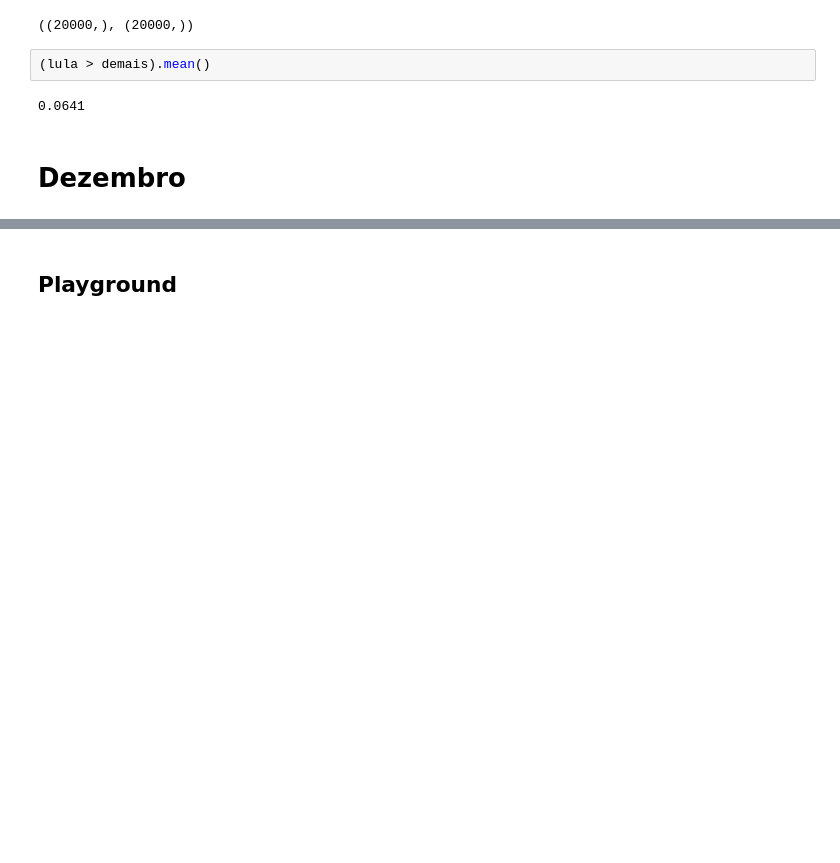
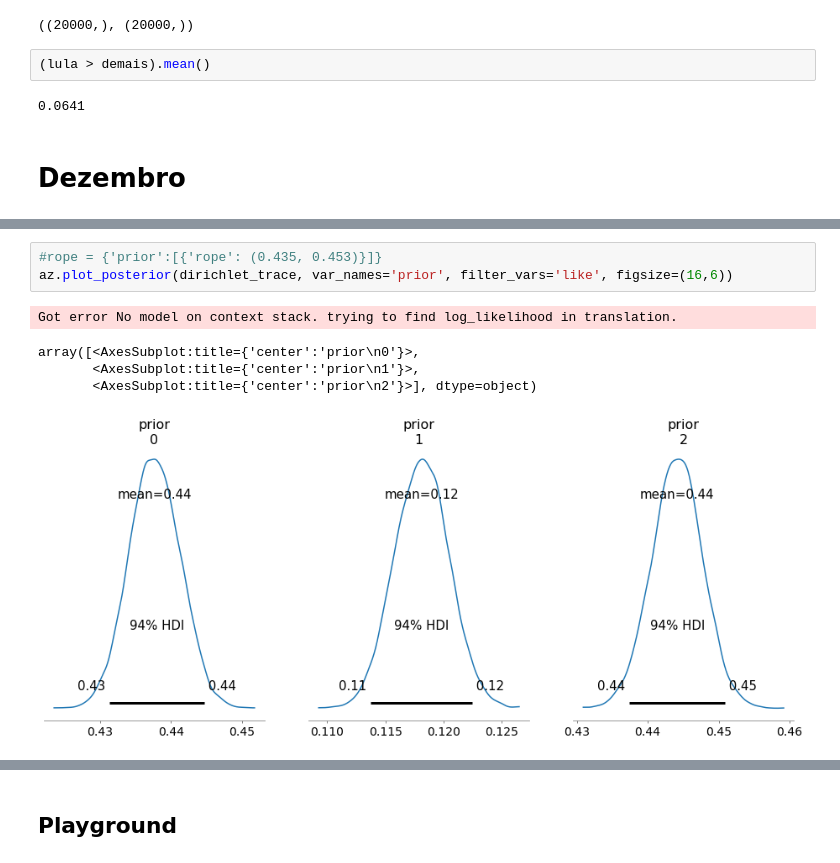
Before and after one commit to xboard/fastpages-blog, a Jupyter notebook: _notebooks/2022-01-07-brazils-2022-presidential-elections-polls-analysis-part1.ipynb, the cells around one changed output, grey strips where cells are left out. Drawn from its saved outputs; the diff is of its cells as text; blank space fills up the shorter version.

```diff
--- a/_notebooks/2022-01-07-brazils-2022-presidential-elections-polls-analysis-part1.ipynb
+++ b/_notebooks/2022-01-07-brazils-2022-presidential-elections-polls-analysis-part1.ipynb
@@ -296,3 +303,12 @@ array([<AxesSubplot:title={'center':'94.0% HDI'}>], dtype=object)
+# %%
+#rope = {'prior':[{'rope': (0.435, 0.453)}]}
+az.plot_posterior(dirichlet_trace, var_names='prior', filter_vars='like', figsize=(16,6))
+# %% [output]
+Got error No model on context stack. trying to find log_likelihood in translation.
+array([<AxesSubplot:title={'center':'prior\n0'}>,
+       <AxesSubplot:title={'center':'prior\n1'}>,
+       <AxesSubplot:title={'center':'prior\n2'}>], dtype=object)
+[figure, added]
 # %%
 print("prior mean=", dirichlet_trace.get_values("prior").mean(axis=0))
 print("prior std=", dirichlet_trace.get_values("prior").std(axis=0))
```
Also changed, not shown: parts of 11 cells of this notebook.
